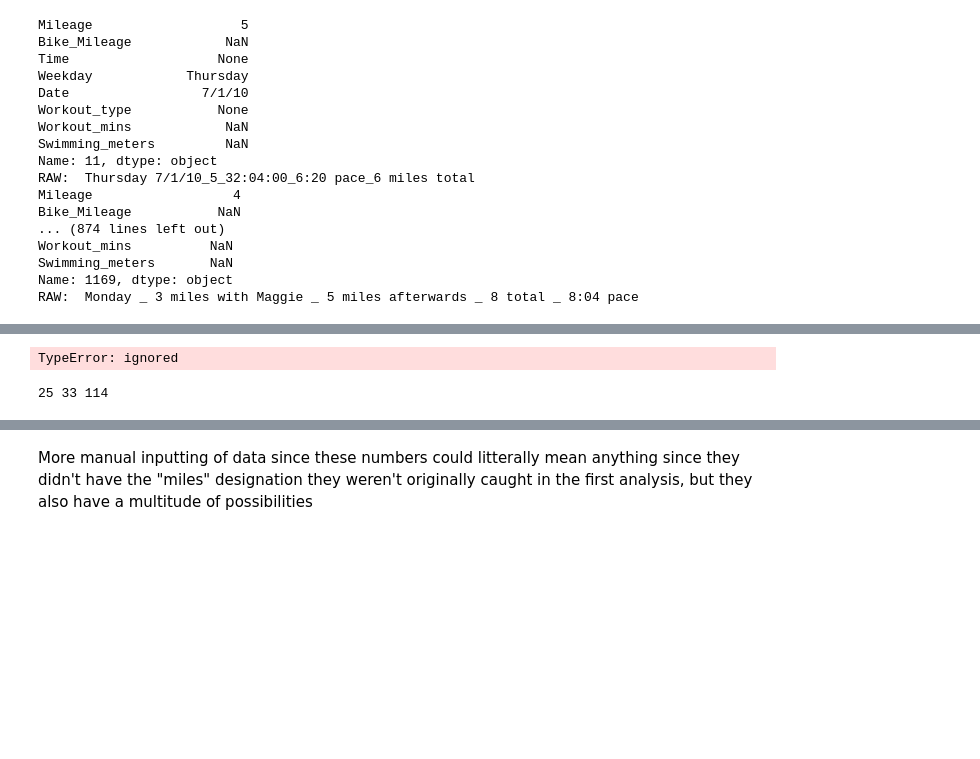
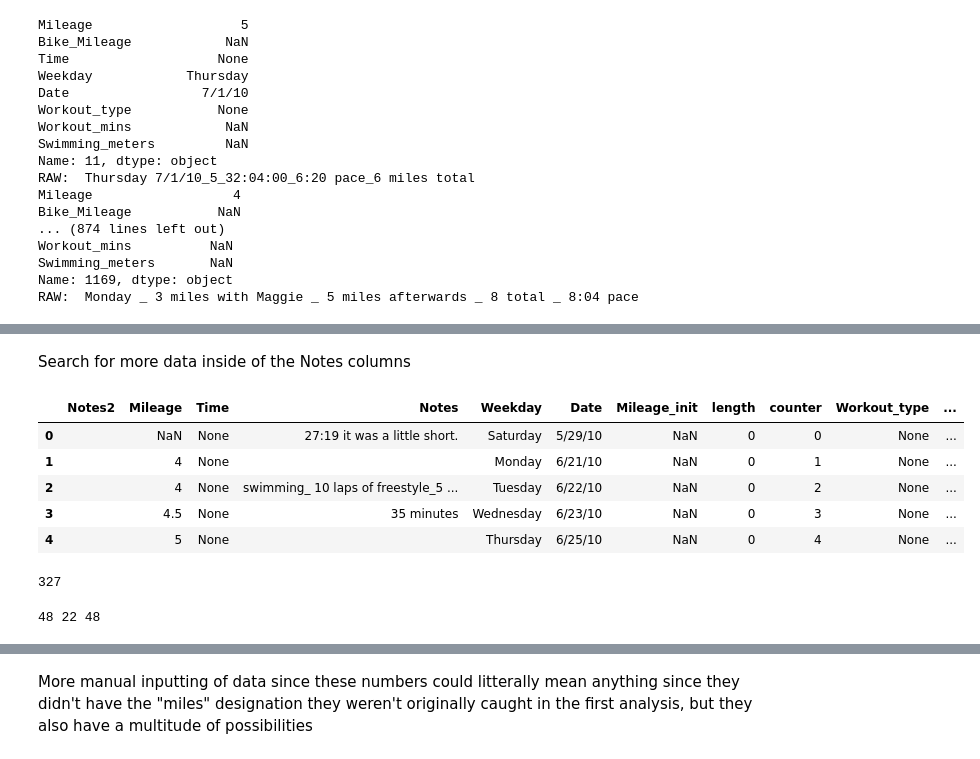
Before and after one commit to lilfetz22/Running_data, a Jupyter notebook: Running_Log.ipynb, the cells around one changed output, grey strips where cells are left out. Saved outputs shown, nothing was run; the diff lists cells and outputs as text; code cells hidden in the pictures; blank space fills up the shorter version.

Commit message:
manual changes from notes combination

```diff
--- a/Running_Log.ipynb
+++ b/Running_Log.ipynb
@@ -740,0 +737,11 @@ raw_string_added[raw_string_added['Notes'].isna()]
+# %%
+mil = list(raw_string_added.Mileage_init)
+multi = []
+for idx, m in enumerate(mil):
+    if math.isnan(m):
+        continue
+    elif math.isnan(raw_string_added['Mileage'].iloc[idx]):
+        raw_string_added['Mileage'].iloc[idx] = m
+    else:
+        multi.append(idx)
+len(multi)
@@ -741,21 +754,35 @@ raw_string_added[raw_string_added['Notes'].isna()]
+# %% [markdown]
+Search for more data inside of the Notes columns
+# %%
+raw_string_added['Notes'] = raw_string_added['Notes'].replace(np.nan, '')
+raw_string_added['Notes2'] = raw_string_added['Notes2'].replace(np.nan, '')
 # %%
-raw_string_added['Notes_comb'] = raw_string_added['Notes'].str.cat(raw_string_added[['Notes2','Notes3']].astype(str),na_rep=str, sep="_")
+raw_string_added['Notes_comb'] = raw_string_added['Notes'].str.cat(raw_string_added[['Notes2','Notes3']].astype(str), sep="_")
 raw_string_added.head()
 # %% [output]
-TypeError: ignored
+|  | Notes2 | Mileage | Time | Notes | Weekday | Date | Mileage_init | length | counter | Workout_type | ... |
+| 0 |  | NaN | None | 27:19 it was a little short. | Saturday | 5/29/10 | NaN | 0 | 0 | None | ... |
+| 1 |  | 4 | None |  | Monday | 6/21/10 | NaN | 0 | 1 | None | ... |
+| 2 |  | 4 | None | swimming_ 10 laps of freestyle_5 ... | Tuesday | 6/22/10 | NaN | 0 | 2 | None | ... |
+| 3 |  | 4.5 | None | 35 minutes | Wednesday | 6/23/10 | NaN | 0 | 3 | None | ... |
+| 4 |  | 5 | None |  | Thursday | 6/25/10 | NaN | 0 | 4 | None | ... |
 # %%
 raw_string_added['numbers'] = raw_string_added.Notes_comb.str.findall('\d+\.*\d*')
+# %%
+1721-1394
+# %% [output]
+327
 # %%
 greater_2 = []
 two = []
 one = []
-for idx, num in enumerate(gym_workout_incl_log2.numbers):
-    if len(num) > 2:
+for idx, num in enumerate(raw_string_added.numbers):
+    if (len(num) > 2) and (idx not in comb_uni) and (math.isnan(raw_string_added['Mileage'].iloc[idx])):
         greater_2.append(idx)
-    elif len(num) == 2:
+    elif (len(num) == 2) and (idx not in comb_uni) and (math.isnan(raw_string_added['Mileage'].iloc[idx])):
         two.append(idx)
-    elif len(num) == 1:
+    elif (len(num) == 1) and (idx not in comb_uni) and (math.isnan(raw_string_added['Mileage'].iloc[idx])):
         one.append(idx)
 print(len(greater_2), len(two), len(one))
 # %% [output]
-25 33 114
+48 22 48
```
Also changed, not shown: parts of 16 cells of this notebook.
